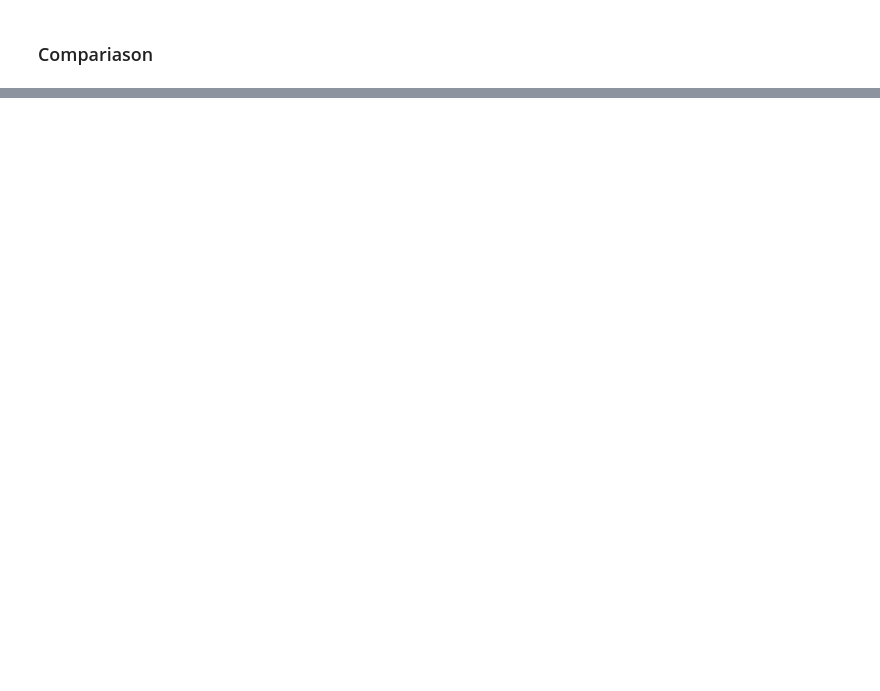
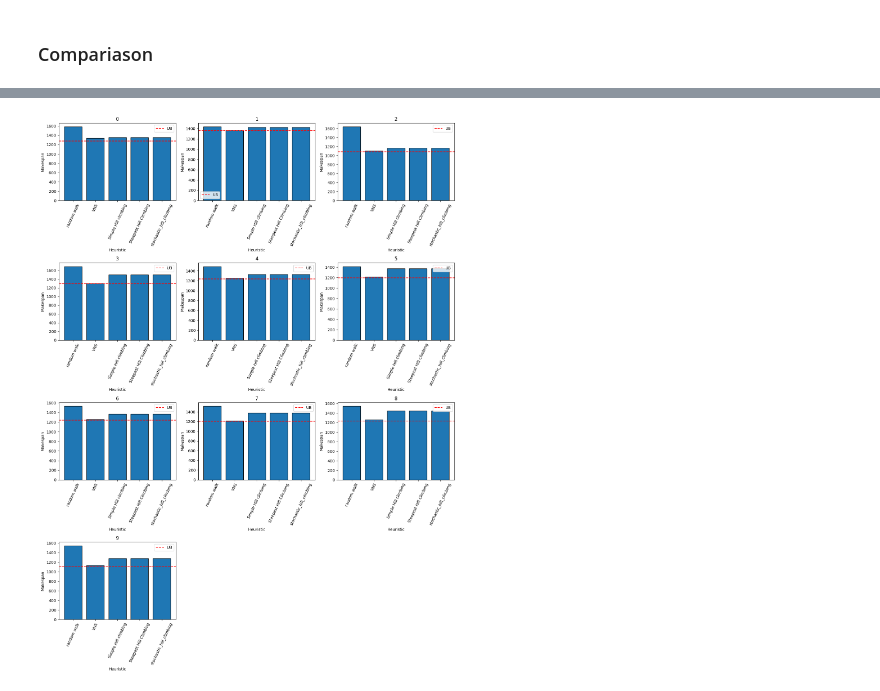
Before and after one commit to RamdhanZiane/graph-optimization-methods, a Jupyter notebook: MetaHeuristics.ipynb, the cells around one changed output, grey strips where cells are left out. Drawn from its saved outputs; the diff is of its cells as text; code cells hidden in the pictures; blank space fills up the shorter version.

```diff
--- a/MetaHeuristics.ipynb
+++ b/MetaHeuristics.ipynb
@@ -1528,0 +1436,15 @@ plt.show()
+# %%
+results_df5 = pd.DataFrame(columns=["Instance", "Upper Bound", "Initial solution", "Makespan"])
+for i in range(len(taillard)):
+    data = np.array(taillard[i]['jobs'])
+    permutation = np.random.permutation(len(data)).tolist()
+    permutation , initial_solution = neh_algorithm(data.T)
+    neighbor, neighbor_cmax, _ = stochastic_hill_climbing(permutation, data.T , 10000)
+
+    new_row = pd.DataFrame({
+                            "Instance": [i],
+                            "Upper Bound": [taillard[i]['upper_bound']],
+                            "Initial solution": [int(initial_solution)],
+                            "Makespan": [int(neighbor_cmax)]})
+
+    results_df5 = pd.concat([results_df5, new_row], ignore_index=True)
@@ -1528,0 +1467,7 @@ plt.show()
+# %%
+cols = ["random walk", "VNS", "Simple Hill climbing", "Steepest Hill Climbing", "stochastic_hill_climbing", "Simulated annealing"]
+df = pd.DataFrame(columns=cols)
+for col, ds in zip(cols, [results_df, results_df2, results_df3, results_df4, results_df5, results_df6]):
+    df[col] = ds['Makespan']
+df['UB'] = results_df['Upper Bound']
+df
@@ -1528,0 +1486,25 @@ plt.show()
+# %%
+def plot_charts(df, rows, cols):
+    num_plots = len(df.index)
+    fig, axs = plt.subplots(rows, cols, figsize=(cols*5, rows*5))
+
+    for i, (index, row) in enumerate(df.iterrows()):
+        ax = axs[i//cols, i%cols]
+        ax.bar(df.columns[:-2], row[:-2], edgecolor='black')
+        ax.axhline(y=row['UB'], color='r', linestyle='--', label='UB')
+        ax.set_title(index)
+        ax.set_xlabel('Heuristic')
+        ax.set_ylabel('Makespan')
+        ax.set_xticks(range(len(df.columns[:-2])))
+        ax.set_xticklabels(df.columns[:-2], rotation=65)
+        ax.legend()
+
+    # Hide any unused subplots
+    for i in range(num_plots, rows*cols):
+        axs[i//cols, i%cols].axis('off')
+
+    plt.tight_layout()
+    plt.show()
+plot_charts(df, 4,3)
+# %% [output]
+[figure, added]
```
Also changed, not shown: parts of 49 cells of this notebook, 1 other file.
